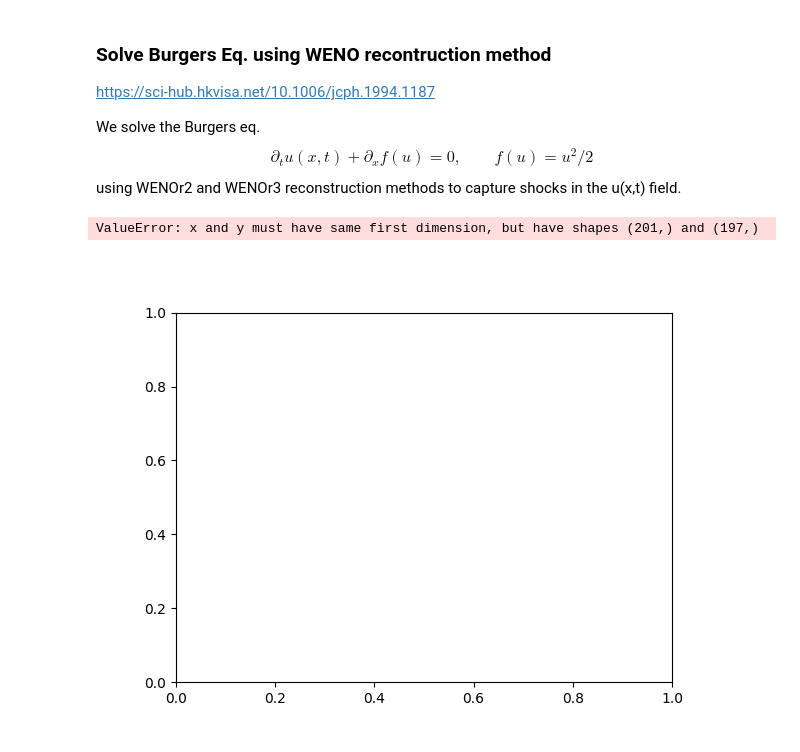
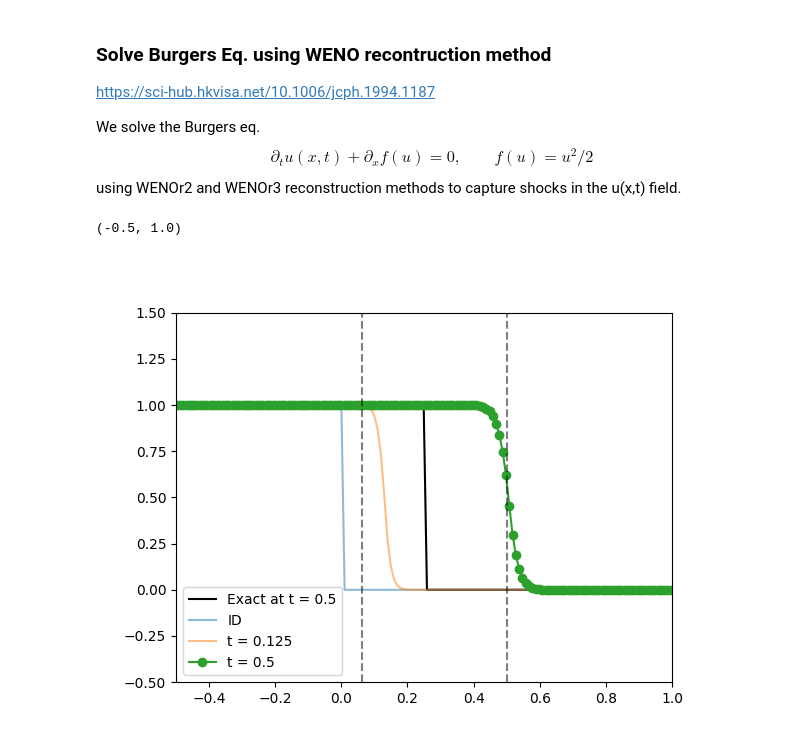
Before and after one commit to LoreCip/LQG-BH-Collapse, a Jupyter notebook: Notebooks/weno.ipynb, the cells around one changed output. Cells and saved outputs as stored; diff of their text form; code cells hidden in the pictures.

```diff
--- a/Notebooks/weno.ipynb
+++ b/Notebooks/weno.ipynb
@@ -290,11 +279,23 @@ sol[:, 2] = u_next[2:-2].copy()
-# %%
-fig = plt.figure()
-plt.plot(xs[2:-2], sol[:, 0], '--', label = 'ID')
-plt.plot(xs[2:-2], sol[:, 1], label = r't = 0.318 $\sim 1 / \pi$')
-plt.plot(xs[2:-2], sol[:, 2], label = 't = 0.5')
-plt.legend()
-
-plt.ylim((-0.6,1.6))
-# %% [output]
-ValueError: x and y must have same first dimension, but have shapes (201,) and (197,)
-[figure, removed]
+# %%
+ex = np.zeros_like(xs)
+ex[xs < 0.25] = 1
+
+fig = plt.figure()
+
+plt.plot(xs, ex, 'k', label = 'Exact at t = 0.5')
+
+plt.plot(xs, sol[:, 0],       alpha = 0.5, label = 'ID')
+plt.plot(xs, sol[:, 1],       alpha = 0.5, label = 't = 0.125')
+plt.plot(xs, sol[:, 2], 'o-',              label = 't = 0.5')
+
+plt.legend()
+
+plt.axvline(0.5    , alpha = 0.5, color = 'k', ls = '--')
+# plt.axvline(0.25   , alpha = 0.5, color = 'k', ls = '--')
+plt.axvline(0.125/2, alpha = 0.5, color = 'k', ls = '--')
+
+plt.ylim((-0.5,1.5))
+plt.xlim((-0.5, 1))
+# %% [output]
+(-0.5, 1.0)
+[figure, added]
```
Also changed, not shown: parts of 4 cells of this notebook, 3 other files.
